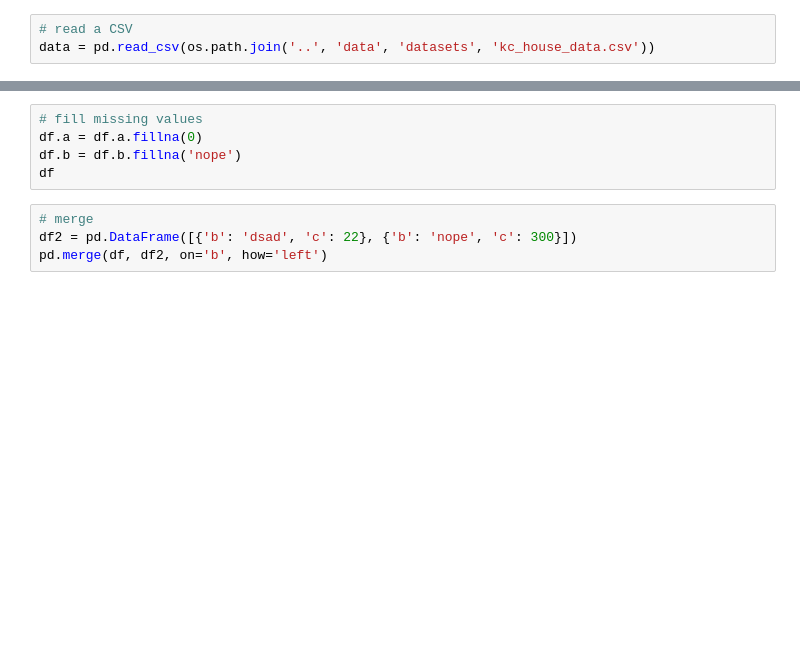
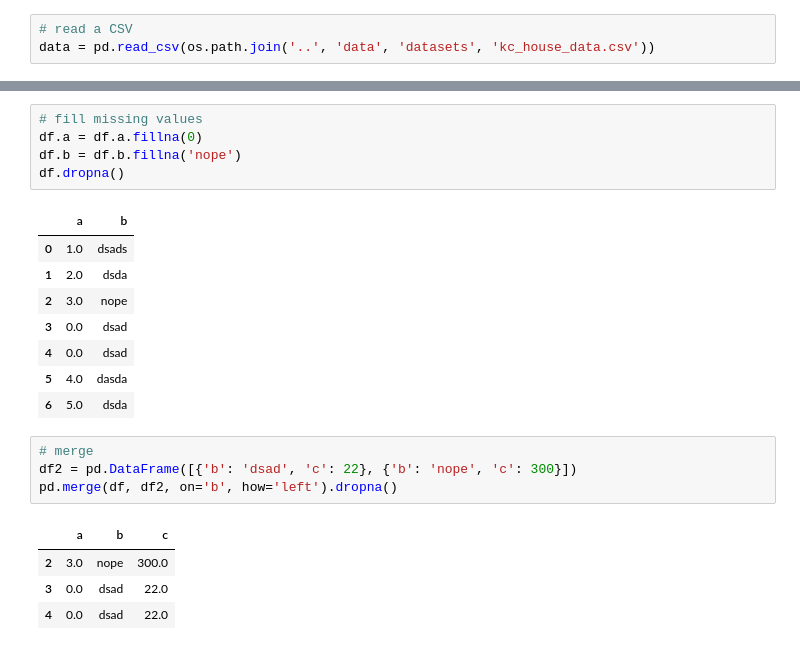
Before and after one commit to wouterdewinter/ai-captain, a Jupyter notebook: notebooks/demo-pandas.ipynb, the cells around one changed output, grey strips where cells are left out. Cells and saved outputs as stored; diff of their text form; blank space fills up the shorter version.

```diff
--- a/notebooks/demo-pandas.ipynb
+++ b/notebooks/demo-pandas.ipynb
@@ -48,9 +139,23 @@ df.isna().sum()
 # %%
 # fill missing values
 df.a = df.a.fillna(0)
 df.b = df.b.fillna('nope')
-df
+df.dropna()
+# %% [output]
+|  | a | b |
+| 0 | 1.0 | dsads |
+| 1 | 2.0 | dsda |
+| 2 | 3.0 | nope |
+| 3 | 0.0 | dsad |
+| 4 | 0.0 | dsad |
+| 5 | 4.0 | dasda |
+| 6 | 5.0 | dsda |
 # %%
 # merge
 df2 = pd.DataFrame([{'b': 'dsad', 'c': 22}, {'b': 'nope', 'c': 300}])
-pd.merge(df, df2, on='b', how='left')
+pd.merge(df, df2, on='b', how='left').dropna()
+# %% [output]
+|  | a | b | c |
+| 2 | 3.0 | nope | 300.0 |
+| 3 | 0.0 | dsad | 22.0 |
+| 4 | 0.0 | dsad | 22.0 |
```
Also changed, not shown: parts of 11 cells of this notebook, 8 other files.
